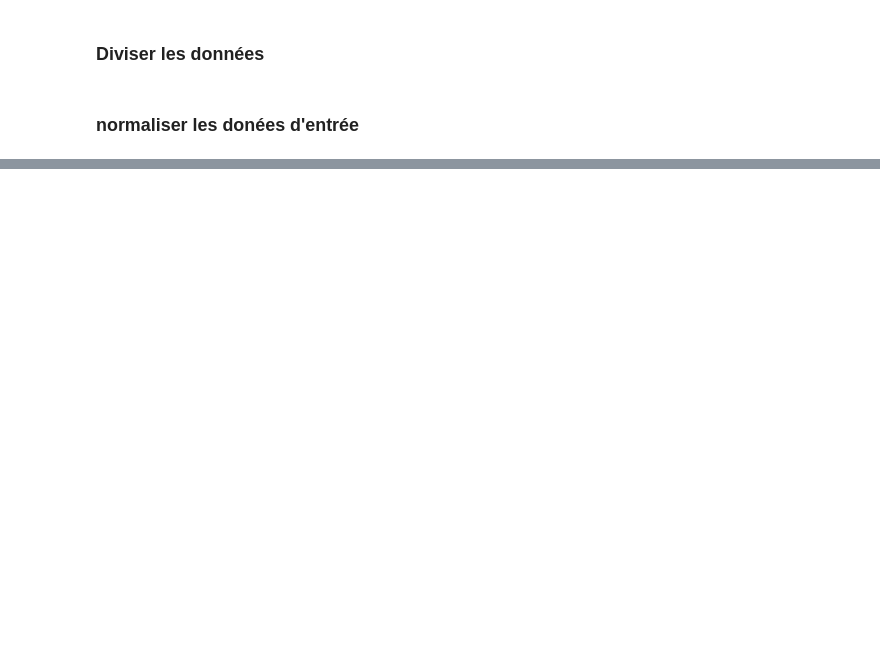
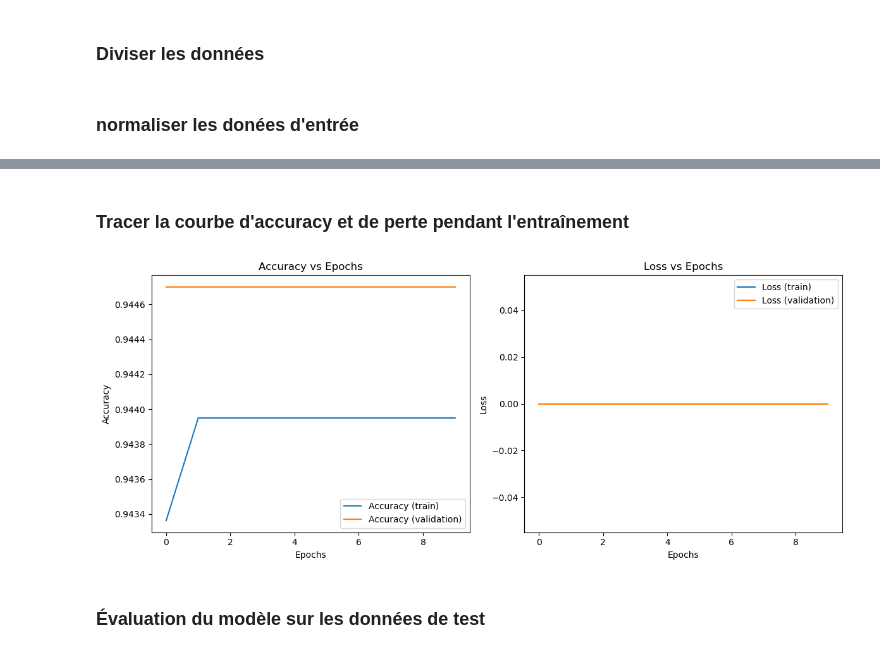
Before and after one commit to NdongoMamoudou/planet-discovery-pipeline, a Jupyter notebook: spark_web/notebooks/Planets_HDFS_Analysis.ipynb, the cells around one changed output, grey strips where cells are left out. Drawn from its saved outputs; the diff is of its cells as text; code cells hidden in the pictures; blank space fills up the shorter version.

Commit message:
creer un model en utilisant   Perceptron Multi-Couches de deepLearning

```diff
--- a/spark_web/notebooks/Planets_HDFS_Analysis.ipynb
+++ b/spark_web/notebooks/Planets_HDFS_Analysis.ipynb
@@ -146,9 +169,9 @@ X  = df.drop(["Colonisable", "Nom"] , axis = 1)
 # Division des données en ensembles d'entraînement et de test
 X_train, X_test, y_train, y_test = train_test_split(X, y, test_size=0.2, random_state=42)
 
-# Ajouter une dimension pour en faire un tableau 2D
-y_train = y_train.values.reshape(-1, 1)
-y_test = y_test.values.reshape(-1, 1)
+# # Ajouter une dimension pour en faire un tableau 2D
+# y_train = y_train.values.reshape(-1, 1)
+# y_test = y_test.values.reshape(-1, 1)
 # %% [markdown]
 ### normaliser les donées d'entrée
 # %%
@@ -164 +189,10 @@ model = LinearRegression()
+# %%
+model = Sequential([
+    Dense(10, activation='relu', input_shape=(X_test_scaled.shape[1],)),
+    Dense(26, activation='relu'),
+    Dense(1, activation='sigmoid')
+])
+
+
+model.compile(optimizer='adam', loss='categorical_crossentropy', metrics=['accuracy'])
 # %% [markdown]
@@ -166,2 +199,0 @@ model = LinearRegression()
-# %%
-model.fit(X_train_scaled, y_train)
@@ -201,0 +200,2 @@ No artists with labels found to put in legend.  Note that artists whose label st
+# %%
+history = model.fit(X_train_scaled, y_train, epochs=10, batch_size=32, verbose=2, validation_data=(X_test_scaled, y_test))
@@ -201,0 +223,30 @@ No artists with labels found to put in legend.  Note that artists whose label st
+# %% [markdown]
+### Tracer la courbe d'accuracy et de perte pendant l'entraînement
+# %%
+
+plt.figure(figsize=(12, 5))
+
+# Tracer l'accuracy
+plt.subplot(1, 2, 1)
+plt.plot(history.history['accuracy'], label='Accuracy (train)')
+plt.plot(history.history['val_accuracy'], label='Accuracy (validation)')
+plt.title('Accuracy vs Epochs')
+plt.xlabel('Epochs')
+plt.ylabel('Accuracy')
+plt.legend()
+
+# Tracer la perte
+plt.subplot(1, 2, 2)
+plt.plot(history.history['loss'], label='Loss (train)')
+plt.plot(history.history['val_loss'], label='Loss (validation)')
+plt.title('Loss vs Epochs')
+plt.xlabel('Epochs')
+plt.ylabel('Loss')
+plt.legend()
+
+plt.tight_layout()
+plt.show()
+# %% [output]
+[figure, added]
+# %% [markdown]
+### Évaluation du modèle sur les données de test
```
Also changed, not shown: parts of 15 cells of this notebook, 1 other file.
